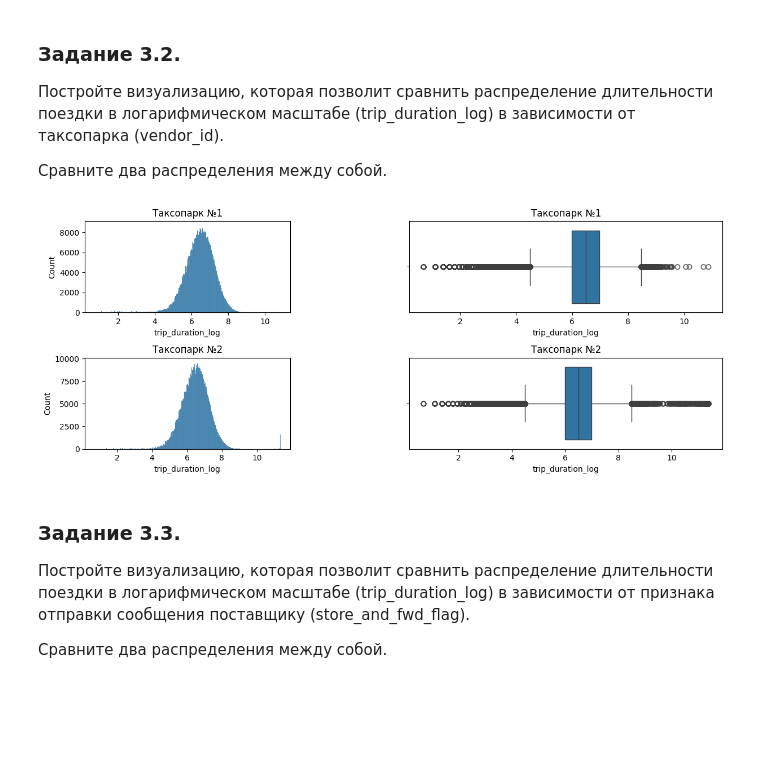
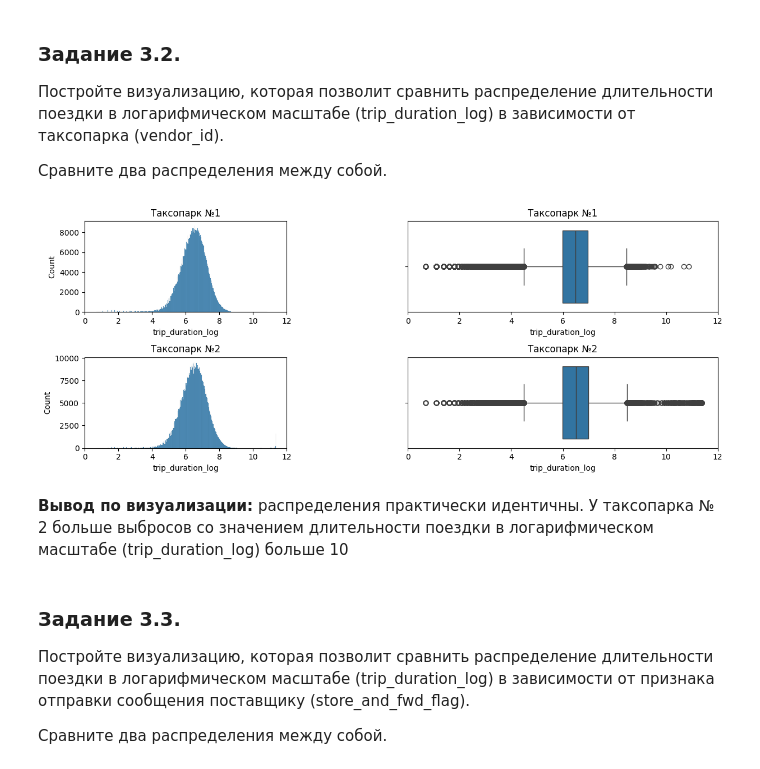
Before and after one commit to AntonYurkovskiy/Project_5_NY_City_Taxi_Trip_Duration, a Jupyter notebook: Project-5._Ноутбук-шаблон.ipynb, the cells around one changed output. Cells and saved outputs as stored; diff of their text form; code cells hidden in the pictures; blank space fills up the shorter version.

```diff
--- a/Project-5._Ноутбук-шаблон.ipynb
+++ b/Project-5._Ноутбук-шаблон.ipynb
@@ -610,30 +610,37 @@ p-value = 0.00
 # %%
 # ваш код здесь
 
 vendor_mask = taxi_data['vendor_id']==1
+lim =  (0,12)
 
 plt.figure(figsize=[20, 5])
 
 plt.subplot2grid((2, 10), (0, 0), colspan=2)
 sns.histplot(data=taxi_data[vendor_mask], x='trip_duration_log')
 plt.title('Таксопарк №1')
+plt.xlim(lim)
 
 plt.subplot2grid((2, 10), (0, 3), colspan=3)
 sns.boxplot(data=taxi_data[vendor_mask], x='trip_duration_log',orient='h' )
 plt.title('Таксопарк №1')
+plt.xlim(lim)
 
 plt.subplot2grid((2, 10), (1, 0), colspan=2)
 sns.histplot(data=taxi_data[~vendor_mask], x='trip_duration_log')
 plt.title('Таксопарк №2')
+plt.xlim(lim)
 
 plt.subplot2grid((2, 10), (1, 3), colspan=3)
 sns.boxplot(data=taxi_data[~vendor_mask], x='trip_duration_log',orient='h' );
 plt.title('Таксопарк №2')
+plt.xlim(lim)
 
 plt.tight_layout()
 plt.show();
 # %% [output]
-[figure, old version]
+[figure, new version]
+# %% [markdown]
+**Вывод по визуализации:** распределения практически идентичны. У таксопарка № 2 больше выбросов со значением длительности поездки в логарифмическом масштабе (trip_duration_log) больше 10
 # %% [markdown]
 ### Задание 3.3.
 Постройте визуализацию, которая позволит сравнить распределение длительности поездки в логарифмическом масштабе (trip_duration_log) в зависимости от признака отправки сообщения поставщику (store_and_fwd_flag).
```
Also changed, not shown: parts of 17 cells of this notebook.
